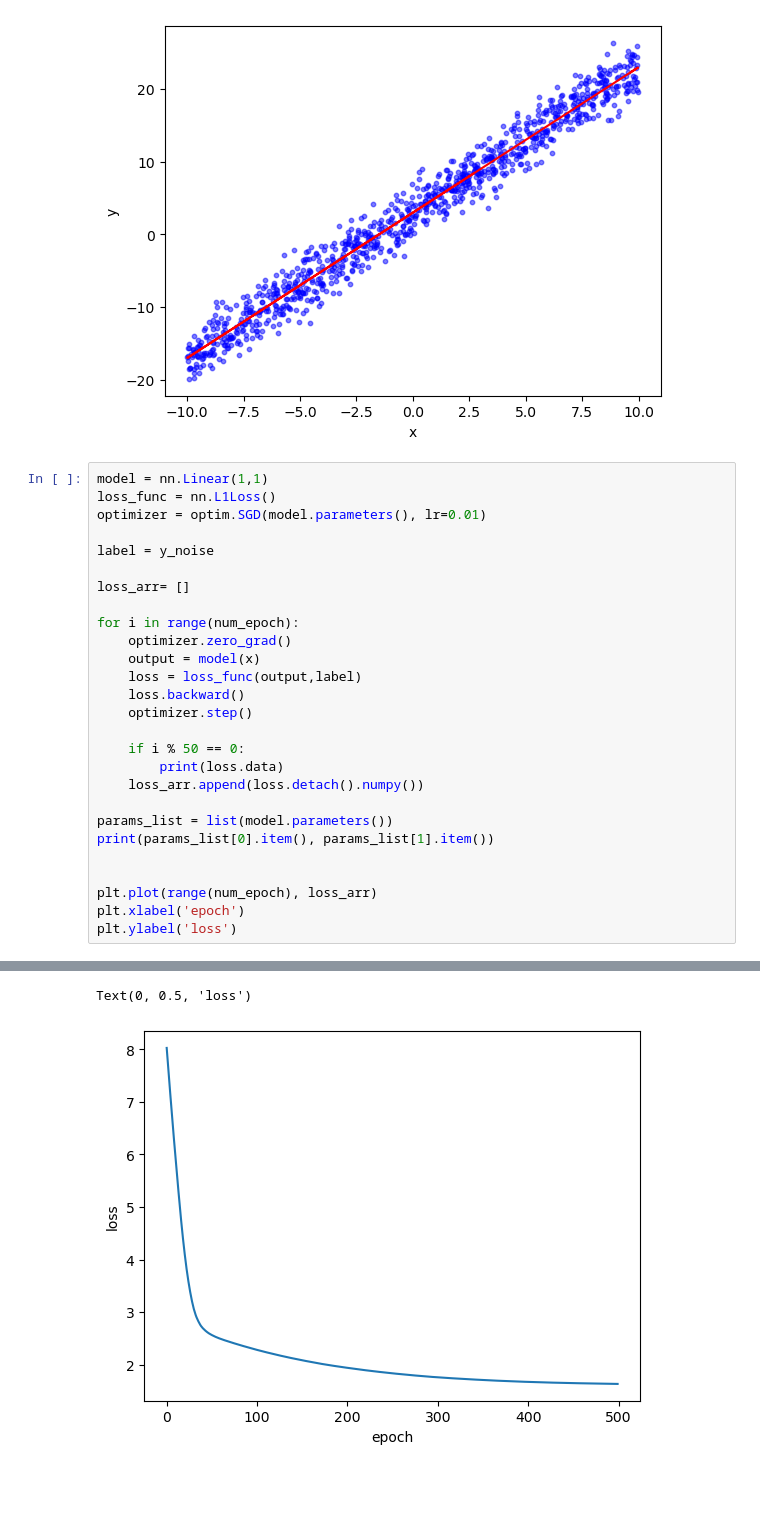
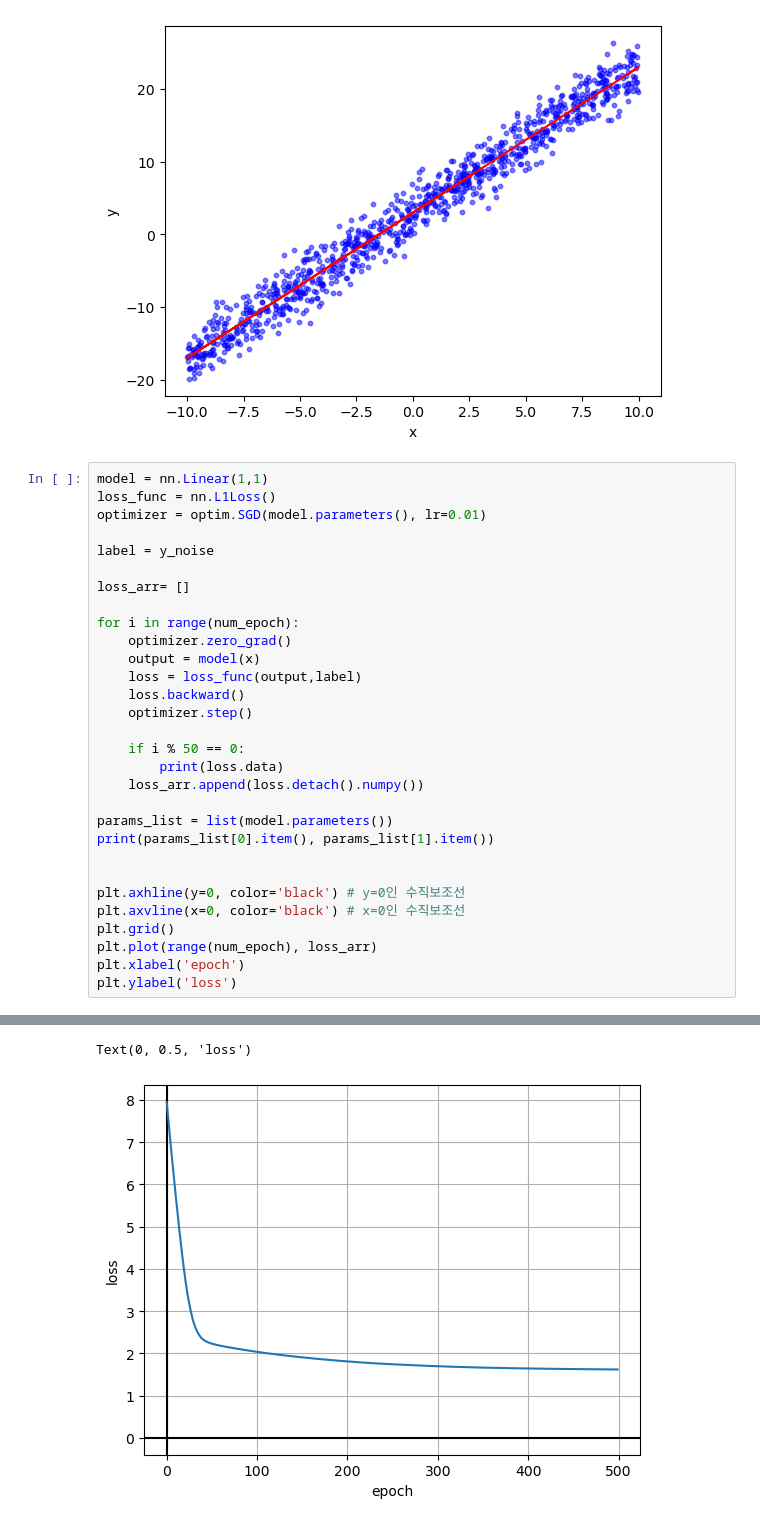
Before and after one commit to Energyofclouds/Deep_Learning_pytorch, a Jupyter notebook: Linear_Regression.ipynb, the cells around one changed output, grey strips where cells are left out. Saved outputs shown, nothing was run; the diff lists cells and outputs as text; blank space fills up the shorter version.

```diff
--- a/Linear_Regression.ipynb
+++ b/Linear_Regression.ipynb
@@ -105,6 +105,9 @@ params_list = list(model.parameters())
 print(params_list[0].item(), params_list[1].item())
 
 
+plt.axhline(y=0, color='black') # y=0인 수직보조선
+plt.axvline(x=0, color='black') # x=0인 수직보조선
+plt.grid()
 plt.plot(range(num_epoch), loss_arr)
 plt.xlabel('epoch')
 plt.ylabel('loss')
@@ -123,2 +126,2 @@ tensor(1.6486)
 Text(0, 0.5, 'loss')
-[figure, old version]
+[figure, new version]
```
Also changed, not shown: parts of 1 cell of this notebook.
